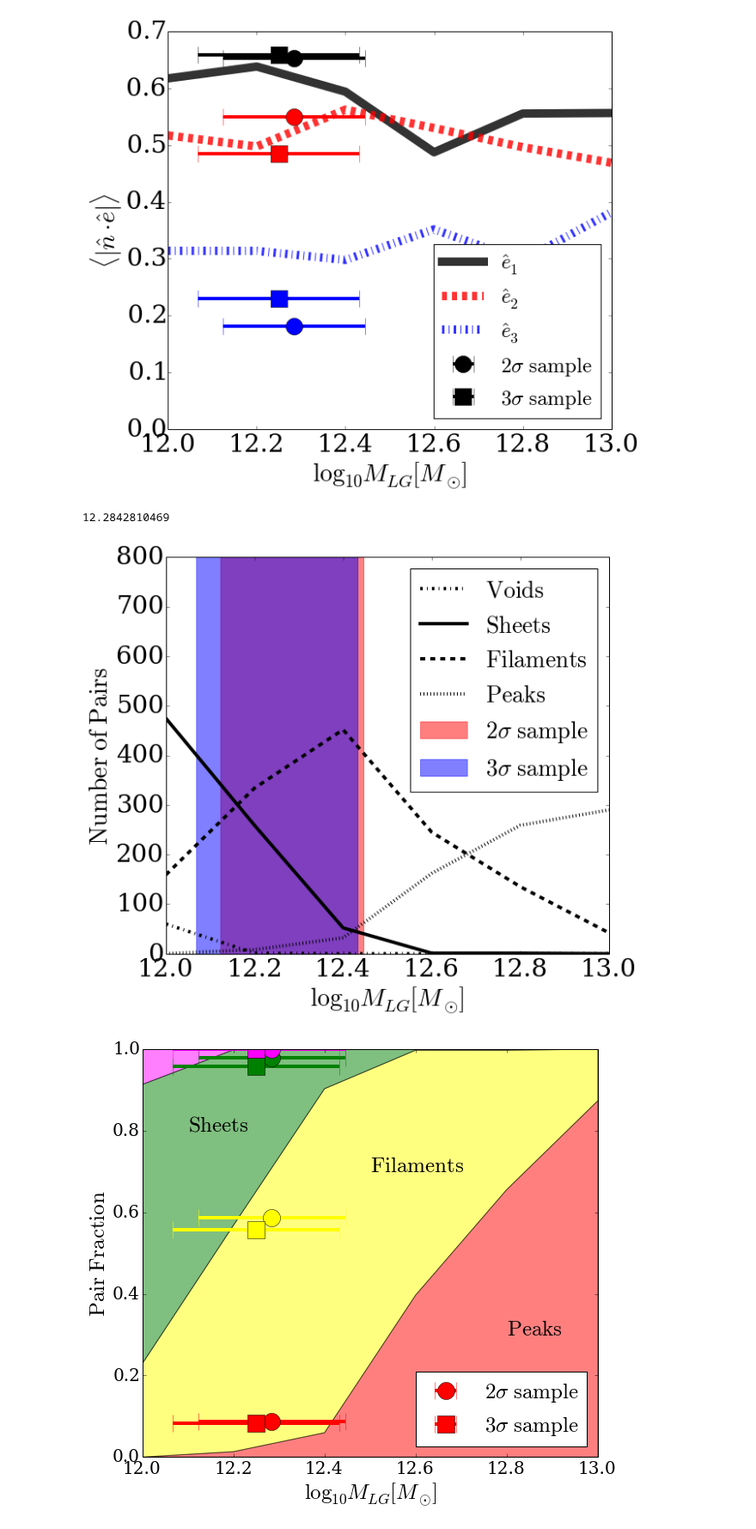
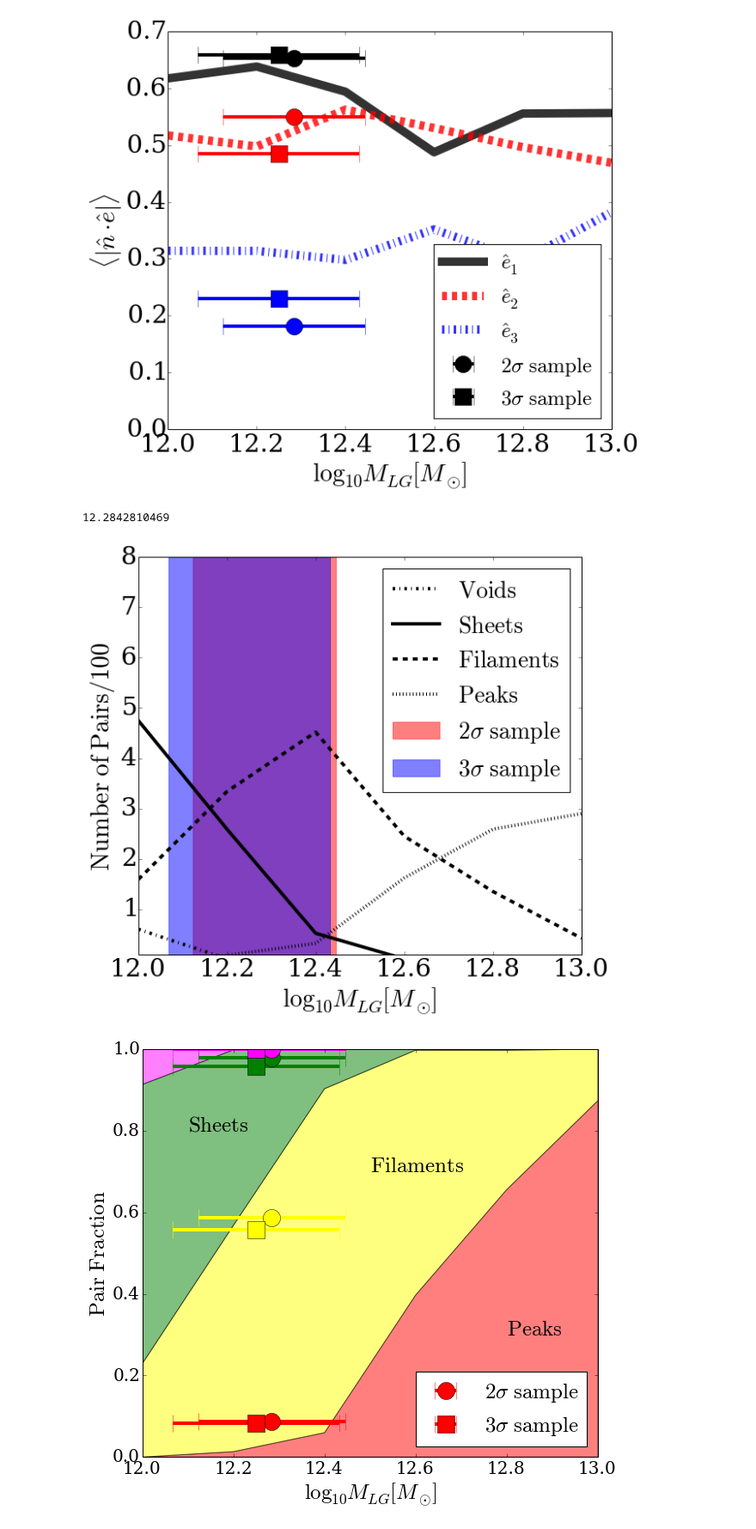
Before and after one commit to forero/LGEnvironment, a Jupyter notebook: code/MassDependencies.ipynb, the cells around one changed output. Shown at 86% size. Cells and saved outputs as stored; diff of their text form; code cells hidden in the pictures.

Commit message:
minor change in the axis of one of the plots

```diff
--- a/code/MassDependencies.ipynb
+++ b/code/MassDependencies.ipynb
@@ -255,35 +255,35 @@ savefig(filename + '.png',format = 'png', transparent=True)
 # %%
 fig = figure(figsize=(9.5,8.5))
 ax = axes()
 enlarge_labels(ax, size=30)
 ax.set_xlabel("$\log_{10} M_{LG} [M_{\odot}]$",fontsize=30)
-ax.set_ylabel("$\mathrm{Number\ of\ Pairs}$",fontsize=30)
+ax.set_ylabel("$\mathrm{Number\ of\ Pairs/100}$",fontsize=30)
 
-plot(log_mass_center, total_n_void, 'r-.', color='black', linewidth=4.0, label="$\mathrm{Voids}$")
-plot(log_mass_center, total_n_sheet, color='black', linewidth=4.0,label="$\mathrm{Sheets}$")
-plot(log_mass_center, total_n_filament, 'r--', color='black', linewidth=4.0, label="$\mathrm{Filaments}$")
-plot(log_mass_center, total_n_peak, ':', color='black', linewidth=4.0, label="$\mathrm{Peaks}$")
+plot(log_mass_center, total_n_void/100, 'r-.', color='black', linewidth=4.0, label="$\mathrm{Voids}$")
+plot(log_mass_center, total_n_sheet/100, color='black', linewidth=4.0,label="$\mathrm{Sheets}$")
+plot(log_mass_center, total_n_filament/100, 'r--', color='black', linewidth=4.0, label="$\mathrm{Filaments}$")
+plot(log_mass_center, total_n_peak/100, ':', color='black', linewidth=4.0, label="$\mathrm{Peaks}$")
 
 
 ax.axvspan(stats_2S[0]-stats_2S[1], stats_2S[0]+stats_2S[1], alpha=0.5, color='red', label="$2\sigma\ \mathrm{sample}$")
 ax.axvspan(stats_3S[0]-stats_3S[1], stats_3S[0]+stats_3S[1], alpha=0.5, color='blue', label="$3\sigma\ \mathrm{sample}$")
 
 print stats_2S[0]
 
 
 ax.legend(loc=0, scatterpoints=1, prop={'size':28}, numpoints=1)
 
 #ax.set_title("$\mathrm{lines:\ general\ sample\ -\ symbols:\ 2\sigma -3\sigma\ samples}$", fontsize=25)
 ax.set_xlim([12.0,13.0])
-ax.set_ylim([0.1,800])
+ax.set_ylim([0.1,800/100])
 
 filename="histogram_mass_distro"
 savefig(filename + '.eps',format = 'eps', transparent=True)
 savefig(filename + '.pdf',format = 'pdf', transparent=True)
 savefig(filename + '.png',format = 'png', transparent=True)
 # %% [output]
 12.2842810469
-[figure, old version]
+[figure, new version]
 # %%
 fig = figure(figsize=(9.5,8.5))
 ax = axes()
```
